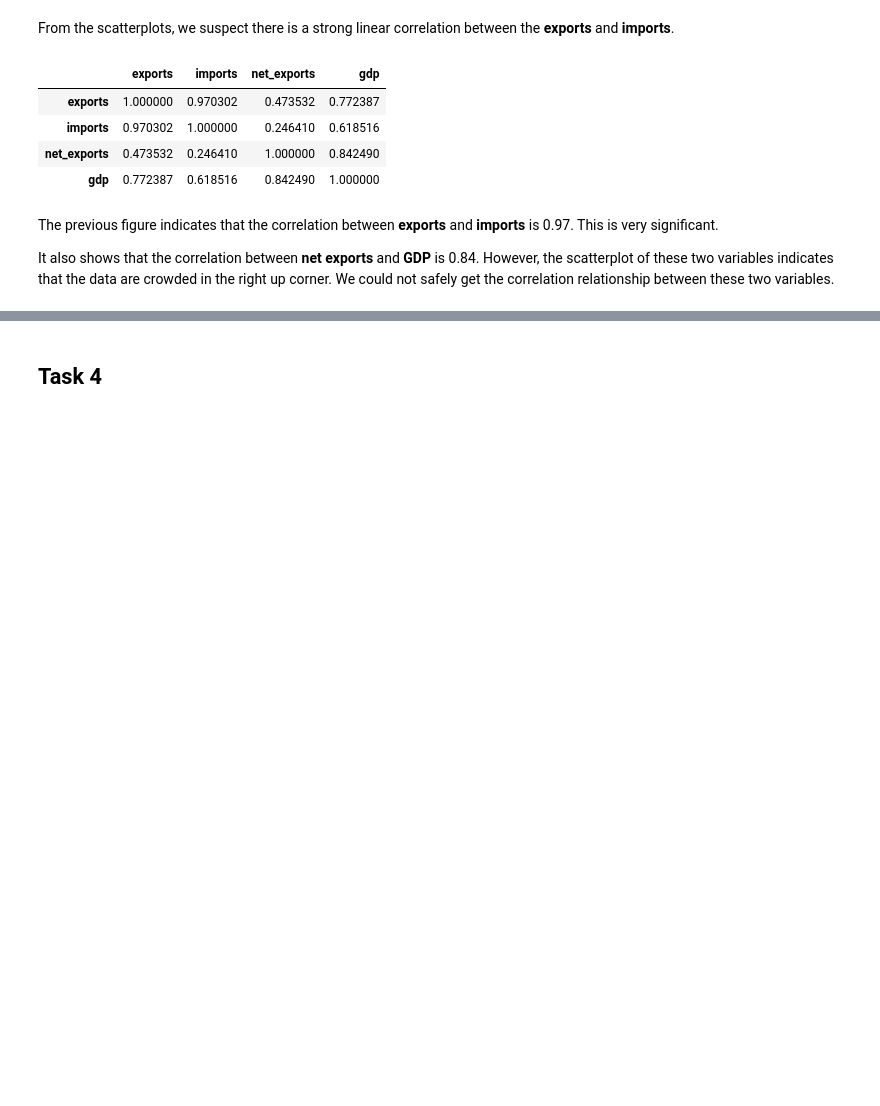
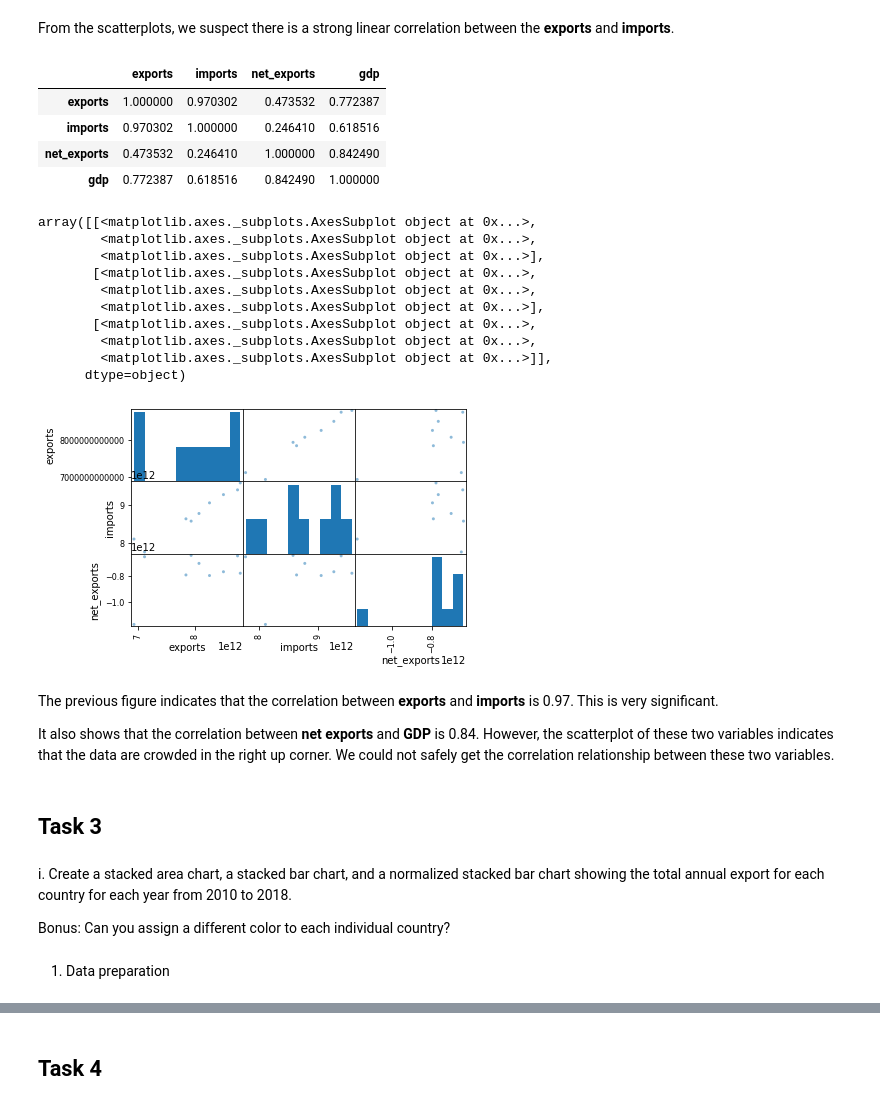
Before and after one commit to RSM2401-JMEX/Group-Assignment-3, a Jupyter notebook: Group-Assignment-3.ipynb, the cells around one changed output, grey strips where cells are left out. Saved outputs shown, nothing was run; the diff lists cells and outputs as text; code cells hidden in the pictures; blank space fills up the shorter version.

Commit message:
Task 3
Finished Task 3

```diff
--- a/Group-Assignment-3.ipynb
+++ b/Group-Assignment-3.ipynb
@@ -451,7 +452,23 @@ df_exports_imports_netexports_all.merge(df_gdp_all, left_index=True, right_index
 | imports | 0.970302 | 1.000000 | 0.246410 | 0.618516 |
 | net_exports | 0.473532 | 0.246410 | 1.000000 | 0.842490 |
 | gdp | 0.772387 | 0.618516 | 0.842490 | 1.000000 |
+# %%
+scatter_matrix(df_exports_imports_netexports_all)
+# %% [output]
+array([[<matplotlib.axes._subplots.AxesSubplot object at 0x...>,
+        <matplotlib.axes._subplots.AxesSubplot object at 0x...>,
+        <matplotlib.axes._subplots.AxesSubplot object at 0x...>],
+       [<matplotlib.axes._subplots.AxesSubplot object at 0x...>,
+        <matplotlib.axes._subplots.AxesSubplot object at 0x...>,
+        <matplotlib.axes._subplots.AxesSubplot object at 0x...>],
+       [<matplotlib.axes._subplots.AxesSubplot object at 0x...>,
+        <matplotlib.axes._subplots.AxesSubplot object at 0x...>,
+        <matplotlib.axes._subplots.AxesSubplot object at 0x...>]],
+      dtype=object)
+[figure, added]
 # %% [markdown]
 The previous figure indicates that the correlation between **exports** and **imports** is 0.97. This is very significant.
 
 It also shows that the correlation between **net exports** and **GDP** is 0.84. However, the scatterplot of these two variables indicates that the data are crowded in the right up corner. We could not safely get the correlation relationship between these two variables.
+# %% [markdown]
+## Task 3
@@ -457,0 +484,7 @@ It also shows that the correlation between **net exports** and **GDP** is 0.84.
+# %% [markdown]
+i. Create a stacked area chart, a stacked bar chart, and a normalized stacked bar chart
+showing the total annual export for each country for each year from 2010 to 2018.
+
+Bonus: Can you assign a different color to each individual country?
+# %% [markdown]
+1) Data preparation
```
Also changed, not shown: parts of 21 cells of this notebook.
